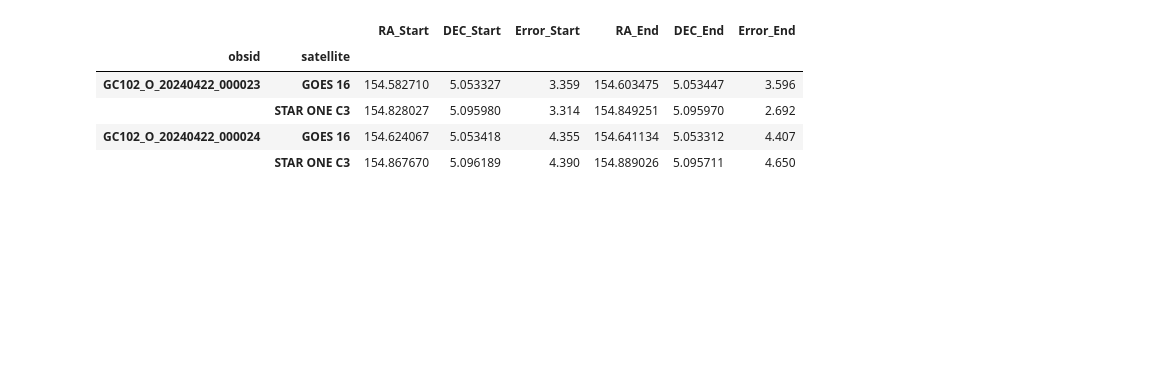
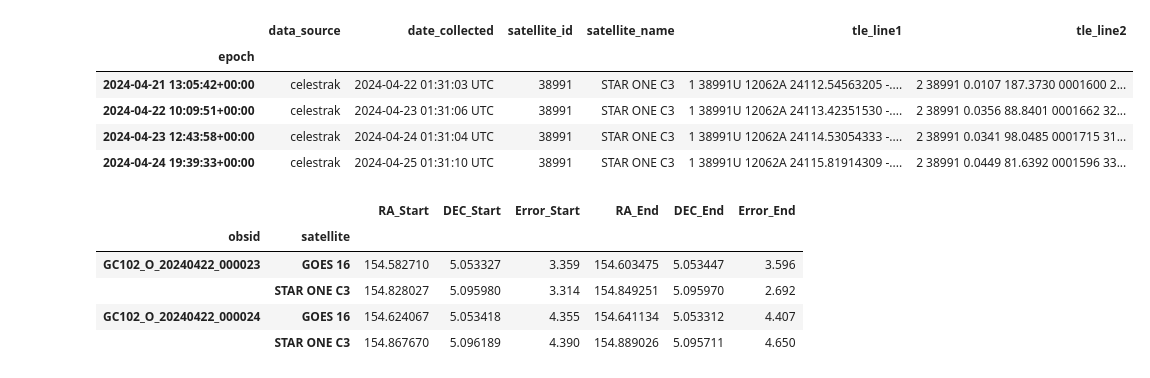
Before and after one commit to cwwalter/geosynchronous-satellites, a Jupyter notebook: Timing Fit.ipynb, the cells around one changed output. Drawn from its saved outputs; the diff is of its cells as text; code cells hidden in the pictures; blank space fills up the shorter version.

```diff
--- a/Timing Fit.ipynb
+++ b/Timing Fit.ipynb
@@ -23,31 +27,38 @@ from astropy.io import fits
 # %%
 # Get DF with TLE for appropriate dates for each satellite
 
 # 38991: Star One C3
 # 41886: GOES-16
 
 def get_TLE_dataframe(satellite_id, start_jd, end_jd):
 
-    url = 'https://cps.iau.org/tools/satchecker/api/tools/get-tle-data/'
+    url = 'https://satchecker.cps.iau.org/tools/get-tle-data/'
     params = {'id': satellite_id,
             'id_type': 'catalog',
             'start_date_jd': start_jd,
             'end_date_jd': end_jd
             }
     r = requests.get(url, params=params)
     df = pd.DataFrame(r.json())
 
     df['epoch'] = pd.to_datetime(df['epoch'], utc=True)
     df.set_index('epoch', inplace=True)
 
     # Get rid of duplicate TLEs
     df = df[~df.index.duplicated(keep='first')]
 
     return df
 
 goes_tle = get_TLE_dataframe(41866, 2460422, 2460426 )
 starone_tle = get_TLE_dataframe(38991, 2460422, 2460426 )
-#starone_tle
+starone_tle
+# %% [output]
+|  | data_source | date_collected | satellite_id | satellite_name | tle_line1 | tle_line2 |
+| epoch |  |  |  |  |  |  |
+| 2024-04-21 13:05:42+00:00 | celestrak | 2024-04-22 01:31:03 UTC | 38991 | STAR ONE C3 | 1 38991U 12062A 24112.54563205 -.... | 2 38991 0.0107 187.3730 0001600 2... |
+| 2024-04-22 10:09:51+00:00 | celestrak | 2024-04-23 01:31:06 UTC | 38991 | STAR ONE C3 | 1 38991U 12062A 24113.42351530 -.... | 2 38991 0.0356 88.8401 0001662 32... |
+| 2024-04-23 12:43:58+00:00 | celestrak | 2024-04-24 01:31:04 UTC | 38991 | STAR ONE C3 | 1 38991U 12062A 24114.53054333 -.... | 2 38991 0.0341 98.0485 0001715 31... |
+| 2024-04-24 19:39:33+00:00 | celestrak | 2024-04-25 01:31:10 UTC | 38991 | STAR ONE C3 | 1 38991U 12062A 24115.81914309 -.... | 2 38991 0.0449 81.6392 0001596 33... |
 # %%
 # Get hand scanned satellite data from processed fits files
 
```
Also changed, not shown: parts of 4 cells of this notebook, 1 other file.
